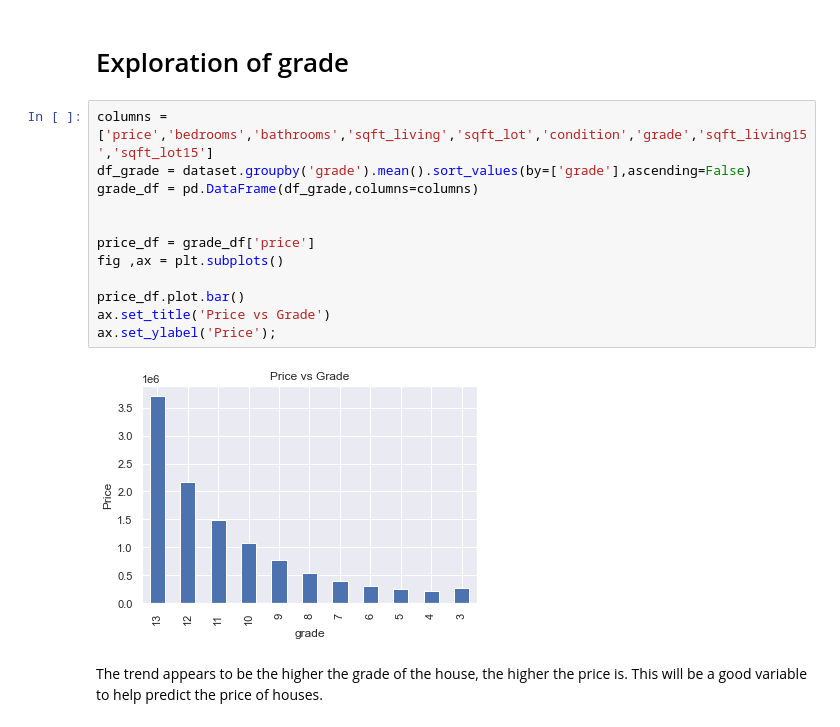
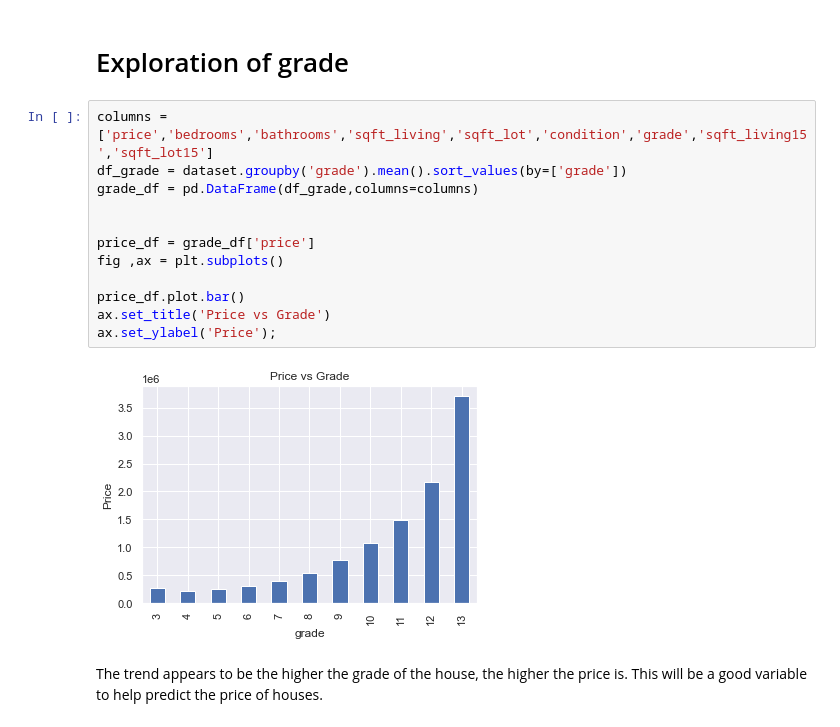
Before and after one commit to SethKauf/King_County_Avocoders_Group_3, a Jupyter notebook: Final Notebook.ipynb, the cells around one changed output. Saved outputs shown, nothing was run; the diff lists cells and outputs as text.

```diff
--- a/Final Notebook.ipynb
+++ b/Final Notebook.ipynb
@@ -131,18 +131,18 @@ We'll revisit this parameter while creating the final model.
 # Exploration of grade
 # %%
 columns = ['price','bedrooms','bathrooms','sqft_living','sqft_lot','condition','grade','sqft_living15','sqft_lot15']
-df_grade = dataset.groupby('grade').mean().sort_values(by=['grade'],ascending=False)
+df_grade = dataset.groupby('grade').mean().sort_values(by=['grade'])
 grade_df = pd.DataFrame(df_grade,columns=columns)
 
 
 price_df = grade_df['price']
 fig ,ax = plt.subplots()
 
 price_df.plot.bar()
 ax.set_title('Price vs Grade')
 ax.set_ylabel('Price');
 # %% [output]
-[figure, old version]
+[figure, new version]
 # %% [markdown]
 The trend appears to be the higher the grade of the house, the higher the price is. This will be a good variable to help predict the price of houses.
 # %% [markdown]
```
Also changed, not shown: parts of 13 cells of this notebook, 2 other files.
